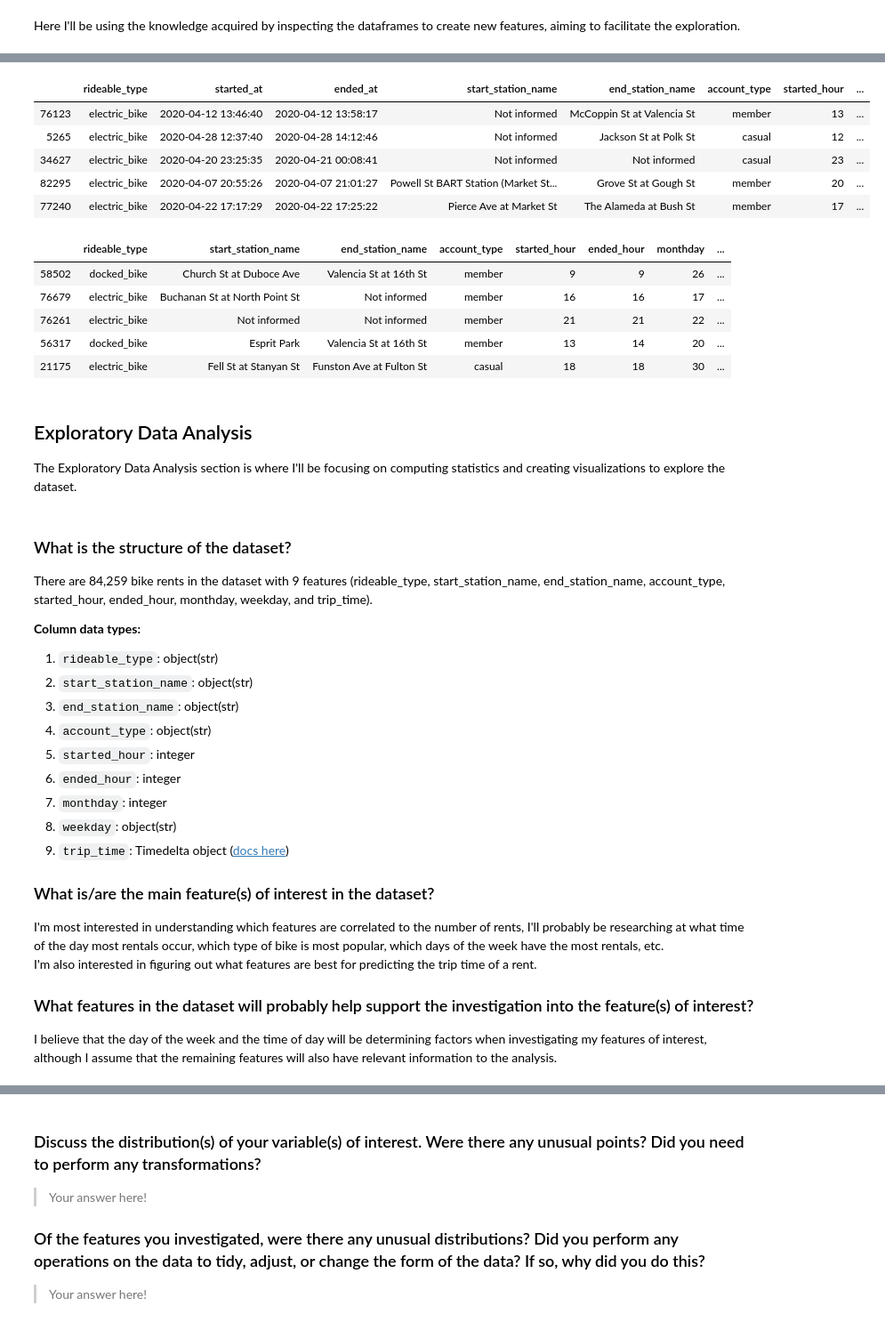
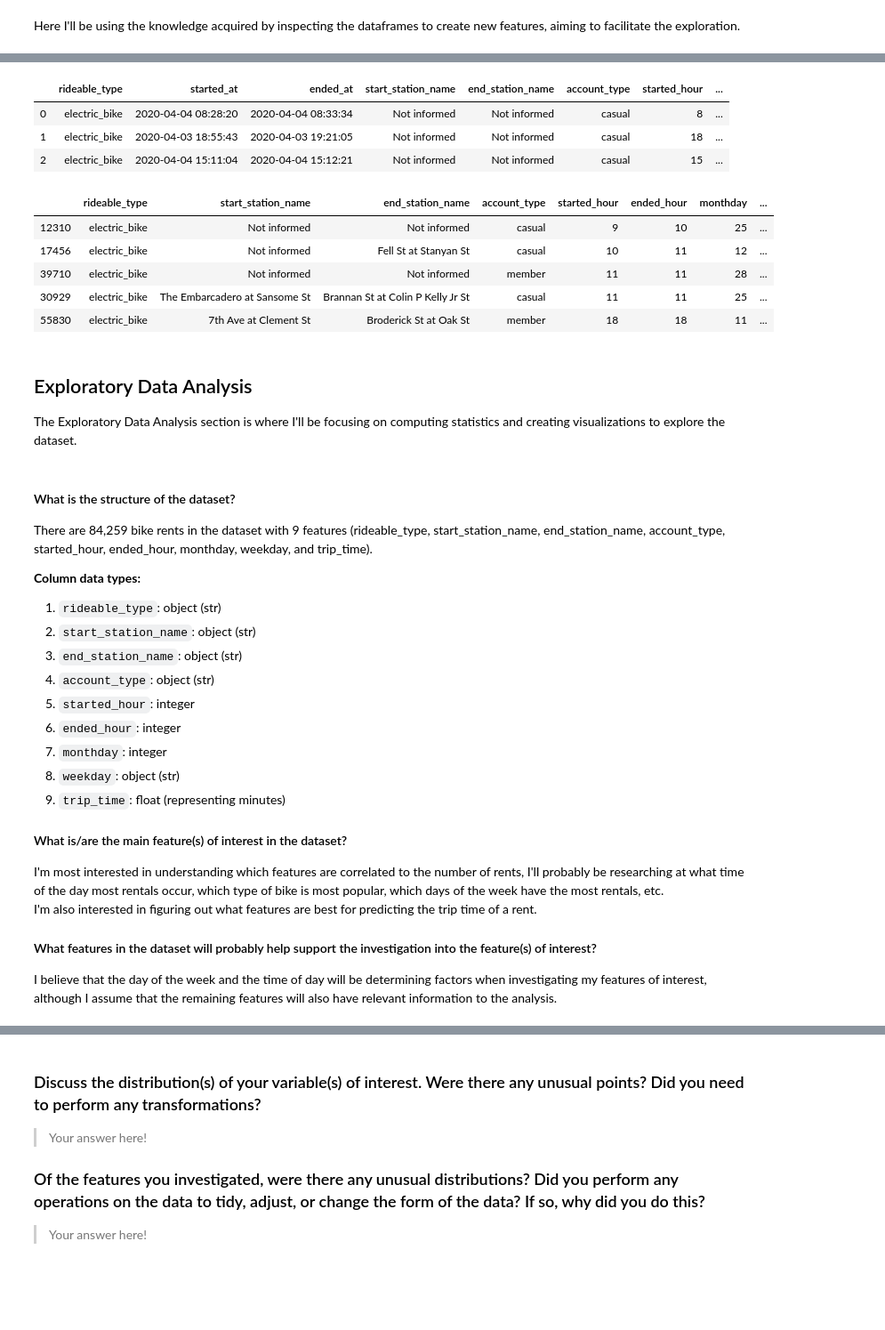
Before and after one commit to Nevesgmd/bay-wheels-data-analysis, a Jupyter notebook: exploration_template.ipynb, the cells around one changed output, grey strips where cells are left out. Shown at 89% size. Drawn from its saved outputs; the diff is of its cells as text; code cells hidden in the pictures; blank space fills up the shorter version.

Commit message:
feat: univariate code
Added univariate code. I decided to change trip_time column to floating numbers representing numbers

```diff
--- a/exploration_template.ipynb
+++ b/exploration_template.ipynb
@@ -230,44 +230,44 @@ clean_trip_data.sample(5)
 # %%
-clean_trip_data['trip_time'] =  (clean_trip_data.ended_at - clean_trip_data.started_at)
-clean_trip_data.sample(5)
+clean_trip_data['trip_time'] = clean_trip_data.ended_at - clean_trip_data.started_at
+clean_trip_data['trip_time'] = ((clean_trip_data.trip_time.dt.days * 1440) +
+                                (clean_trip_data.trip_time.dt.seconds / 60))
+clean_trip_data.head(3)
 # %% [output]
 |  | rideable_type | started_at | ended_at | start_station_name | end_station_name | account_type | started_hour | ... |
-| 76123 | electric_bike | 2020-04-12 13:46:40 | 2020-04-12 13:58:17 | Not informed | McCoppin St at Valencia St | member | 13 | ... |
-| 5265 | electric_bike | 2020-04-28 12:37:40 | 2020-04-28 14:12:46 | Not informed | Jackson St at Polk St | casual | 12 | ... |
-| 34627 | electric_bike | 2020-04-20 23:25:35 | 2020-04-21 00:08:41 | Not informed | Not informed | casual | 23 | ... |
-| 82295 | electric_bike | 2020-04-07 20:55:26 | 2020-04-07 21:01:27 | Powell St BART Station (Market St... | Grove St at Gough St | member | 20 | ... |
-| 77240 | electric_bike | 2020-04-22 17:17:29 | 2020-04-22 17:25:22 | Pierce Ave at Market St | The Alameda at Bush St | member | 17 | ... |
+| 0 | electric_bike | 2020-04-04 08:28:20 | 2020-04-04 08:33:34 | Not informed | Not informed | casual | 8 | ... |
+| 1 | electric_bike | 2020-04-03 18:55:43 | 2020-04-03 19:21:05 | Not informed | Not informed | casual | 18 | ... |
+| 2 | electric_bike | 2020-04-04 15:11:04 | 2020-04-04 15:12:21 | Not informed | Not informed | casual | 15 | ... |
 # %%
 clean_trip_data.drop(['started_at', 'ended_at'], axis=1, inplace=True)
 clean_trip_data.sample(5)
 # %% [output]
 |  | rideable_type | start_station_name | end_station_name | account_type | started_hour | ended_hour | monthday | ... |
-| 58502 | docked_bike | Church St at Duboce Ave | Valencia St at 16th St | member | 9 | 9 | 26 | ... |
-| 76679 | electric_bike | Buchanan St at North Point St | Not informed | member | 16 | 16 | 17 | ... |
-| 76261 | electric_bike | Not informed | Not informed | member | 21 | 21 | 22 | ... |
-| 56317 | docked_bike | Esprit Park | Valencia St at 16th St | member | 13 | 14 | 20 | ... |
-| 21175 | electric_bike | Fell St at Stanyan St | Funston Ave at Fulton St | casual | 18 | 18 | 30 | ... |
+| 12310 | electric_bike | Not informed | Not informed | casual | 9 | 10 | 25 | ... |
+| 17456 | electric_bike | Not informed | Fell St at Stanyan St | casual | 10 | 11 | 12 | ... |
+| 39710 | electric_bike | Not informed | Not informed | member | 11 | 11 | 28 | ... |
+| 30929 | electric_bike | The Embarcadero at Sansome St | Brannan St at Colin P Kelly Jr St | casual | 11 | 11 | 25 | ... |
+| 55830 | electric_bike | 7th Ave at Clement St | Broderick St at Oak St | member | 18 | 18 | 11 | ... |
 # %% [markdown]
 ## Exploratory Data Analysis
 The Exploratory Data Analysis section is where I'll be focusing on computing statistics and creating visualizations to explore the dataset.
 # %% [markdown]
-### What is the structure of the dataset?
+#### What is the structure of the dataset?
 There are 84,259 bike rents in the dataset with 9 features (rideable_type, start_station_name, end_station_name, account_type, started_hour, ended_hour, monthday, weekday, and trip_time).
 
 **Column data types:**
-1. `rideable_type`: object(str)
-2. `start_station_name`: object(str)
-3. `end_station_name`: object(str)
-4. `account_type`: object(str)
+1. `rideable_type`: object (str)
+2. `start_station_name`: object (str)
+3. `end_station_name`: object (str)
+4. `account_type`: object (str)
 5. `started_hour`: integer
 6. `ended_hour`: integer
 7. `monthday`: integer
-8. `weekday`: object(str)
-9. `trip_time`: Timedelta object ([docs here](https://pandas.pydata.org/pandas-docs/stable/reference/api/pandas.Timedelta.html))
+8. `weekday`: object (str)
+9. `trip_time`: float (representing minutes)
 
-### What is/are the main feature(s) of interest in the dataset?
+#### What is/are the main feature(s) of interest in the dataset?
 I'm most interested in understanding which features are correlated to the number of rents, I'll probably be researching at what time of the day most rentals occur, which type of bike is most popular, which days of the week have the most rentals, etc.
 I'm also interested in figuring out what features are best for predicting the trip time of a rent.
 
-### What features in the dataset  will probably help support the investigation into the feature(s) of interest?
+#### What features in the dataset  will probably help support the investigation into the feature(s) of interest?
 I believe that the day of the week and the time of day will be determining factors when investigating my features of interest, although I assume that the remaining features will also have relevant information to the analysis.
```
Also changed, not shown: parts of 33 cells of this notebook.
